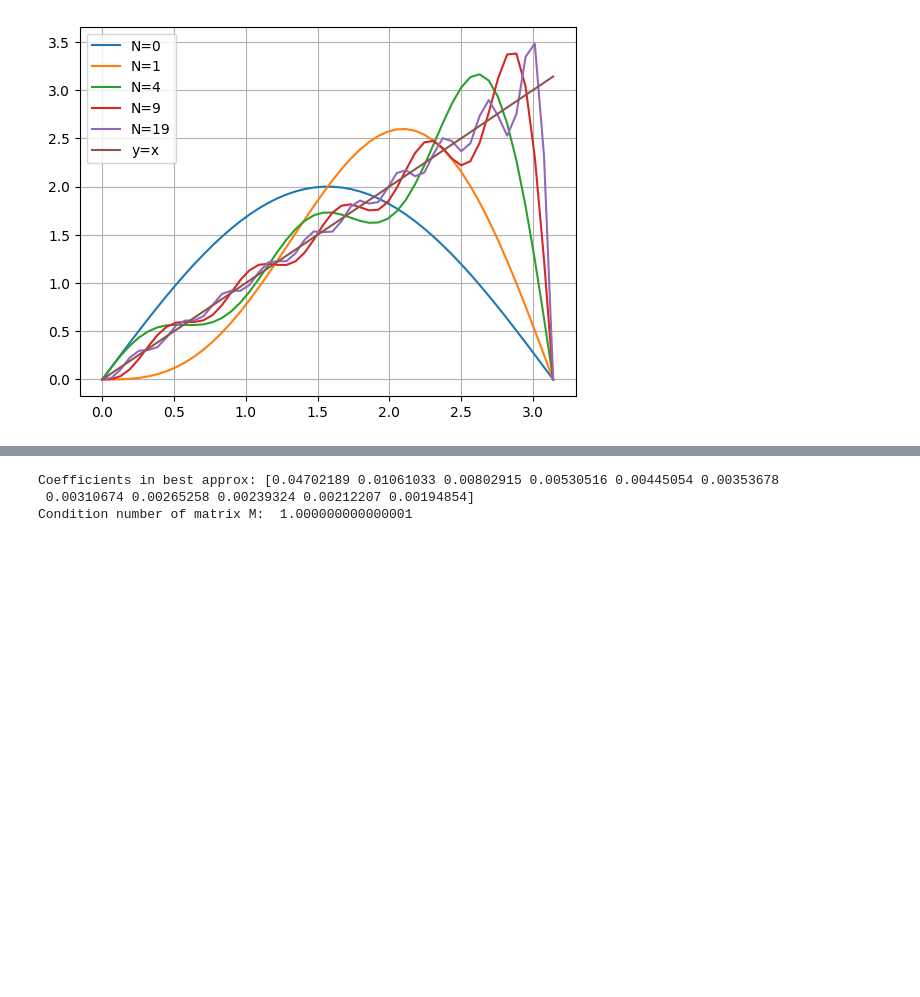
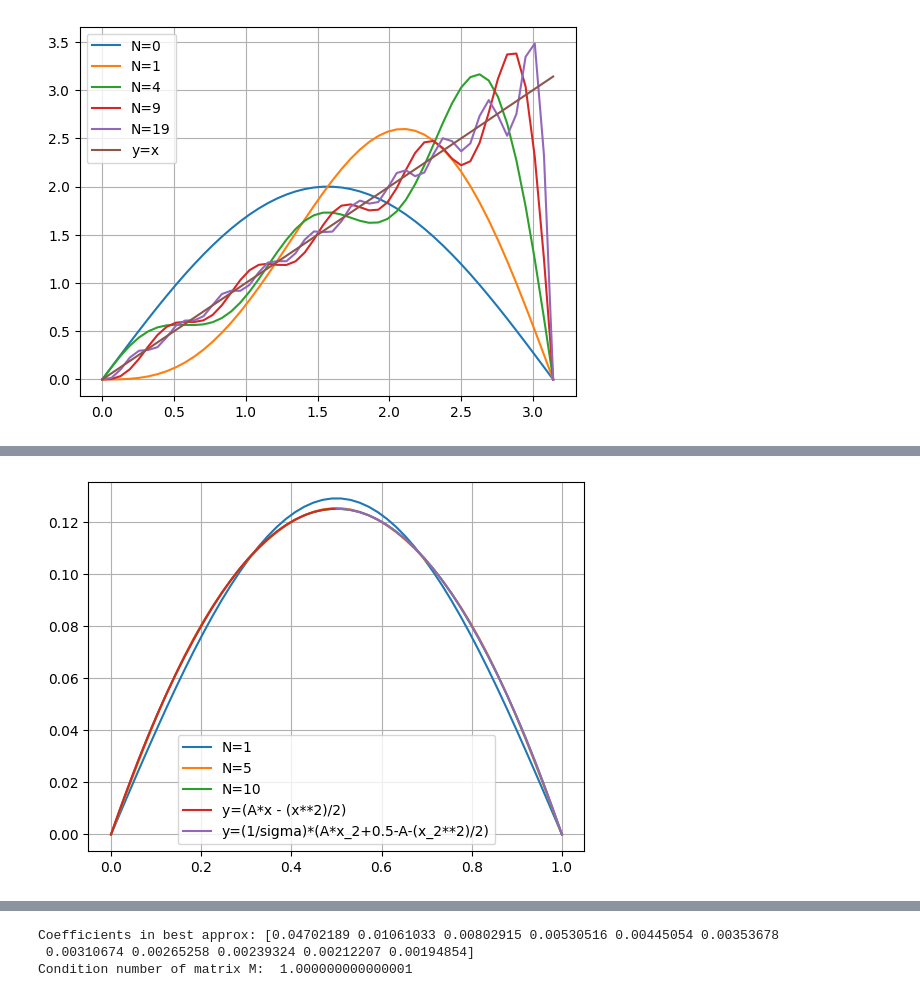
Before and after one commit to kalle6452/PDE, a Jupyter notebook: lab03.ipynb, the cells around one changed output, grey strips where cells are left out. Cells and saved outputs as stored; diff of their text form; code cells hidden in the pictures; blank space fills up the shorter version.

```diff
--- a/lab03.ipynb
+++ b/lab03.ipynb
@@ -765,6 +765,19 @@ plt.show()
 0.05633718945612881
 -0.011182597902405103
 [figure]
+# %%
+# M
+for i in range(N):
+    for j in range(N):
+        M_def = lambda x_1: (np.sin((i+1)*np.pi*x_1))*(np.sin((j+1)*np.pi*x_1))
+        M[i,j] = integrate.quad(M_def, 0, 1)[0]
+# b
+for i in range(N):
+    b_def_1 = lambda x_1: (np.sin((i+1)*np.pi*x_1))*(A*x_1 - (x_1**2)/2)
+    b_1[i] = integrate.quad(b_def_1,0,1/2)[0]
+    b_def_2 = lambda x_2: (np.sin((i+1)*np.pi*x_2))*(1/sigma)*(A*x_2+0.5-A-(x_2**2)/2)
+    b_2[i] = integrate.quad(b_def_2,1/2,1)[0]
+    b[i] = b_1[i] + b_2[i]
 # %%
 import math
 def f(x,i,k):
@@ -1278,0 +1156,58 @@ plt.show()
+# %%
+# Båda tillsammans sigma = 5
+def u(x, sigma):
+    A = (sigma + 3)/(4*(sigma+1))
+    return (A*x - (x**2)/2)
+# Variabler
+N = 11
+M_1 = np.zeros((N, N))
+M_2 = np.zeros((N, N))
+M = np.zeros((N, N))
+x_1 = np.linspace(0,1/2)
+x_2 = np.linspace(1/2,1)
+x = np.linspace(0,1)
+b_1 = np.zeros(N)
+b_2 = np.zeros(N)
+b = np.zeros(N)
+sigma = 1
+lista = [1,5,10]
+A = (sigma + 3)/(4*(sigma+1))
+counter = 0
+psi = 0
+psi_2 = 0
+# M
+for i in range(N):
+    for j in range(N):
+        M_def = lambda x_1: (np.sin((i+1)*np.pi*x_1))*(np.sin((j+1)*np.pi*x_1))
+        M[i,j] = integrate.quad(M_def, 0, 1)[0]
+# b
+for i in range(N):
+    b_def_1 = lambda x_1: (np.sin((i+1)*np.pi*x_1))*(A*x_1 - (x_1**2)/2)
+    b_1[i] = integrate.quad(b_def_1,0,1/2)[0]
+    b_def_2 = lambda x_2: (np.sin((i+1)*np.pi*x_2))*(1/sigma)*(A*x_2+0.5-A-(x_2**2)/2)
+    b_2[i] = integrate.quad(b_def_2,1/2,1)[0]
+    b[i] = b_1[i] + b_2[i]
+# c
+c = np.linalg.solve(M,b)
+# LOOP
+counter = 0
+for i in range(N):
+    psi += c[i]*(np.sin((i+1)*np.pi*x))
+    if i == lista[counter]:
+        plt.plot(x,psi,label=f'N={i}')
+        #plt.plot(x_1,psi_1,label=f'N={i}')
+        #plt.plot(x_2,psi_2,label=f'N={i}')
+        counter += 1
+
+# Exakta plottar
+plt.plot(x_1,(A*x_1 - (x_1**2)/2),label=f'y=(A*x - (x**2)/2)')
+plt.plot(x_2,(1/sigma)*(A*x_2+0.5-A-(x_2**2)/2),label=f'y=(1/sigma)*(A*x_2+0.5-A-(x_2**2)/2)')
+plt.grid(True), plt.legend()
+# Gränser
+
+#plt.xlim(0.5, 0.6)
+#plt.ylim(0, 0.06)
+plt.show()
+M_1
+# %% [output]
+[figure, added]
```
Also changed, not shown: parts of 6 cells of this notebook.
